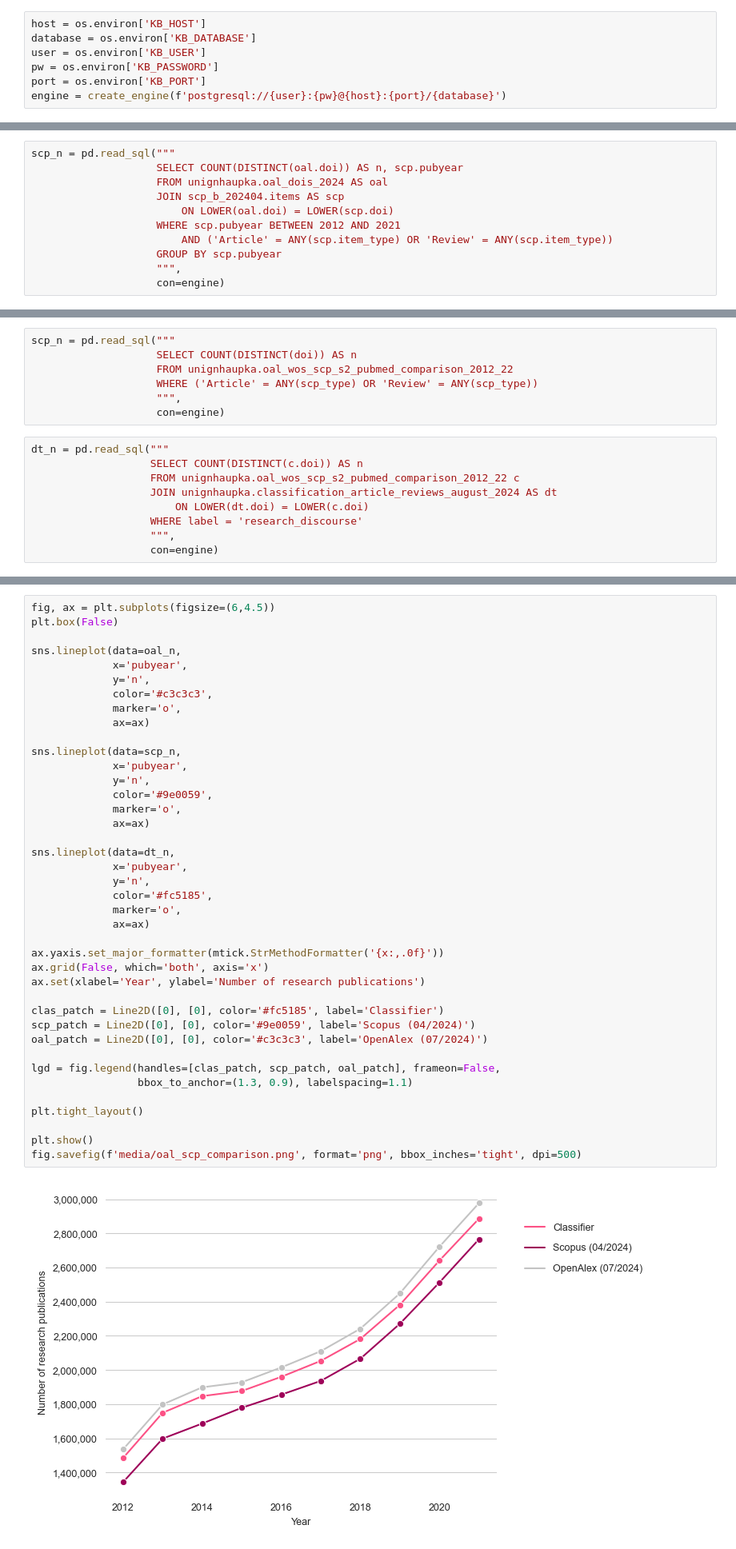
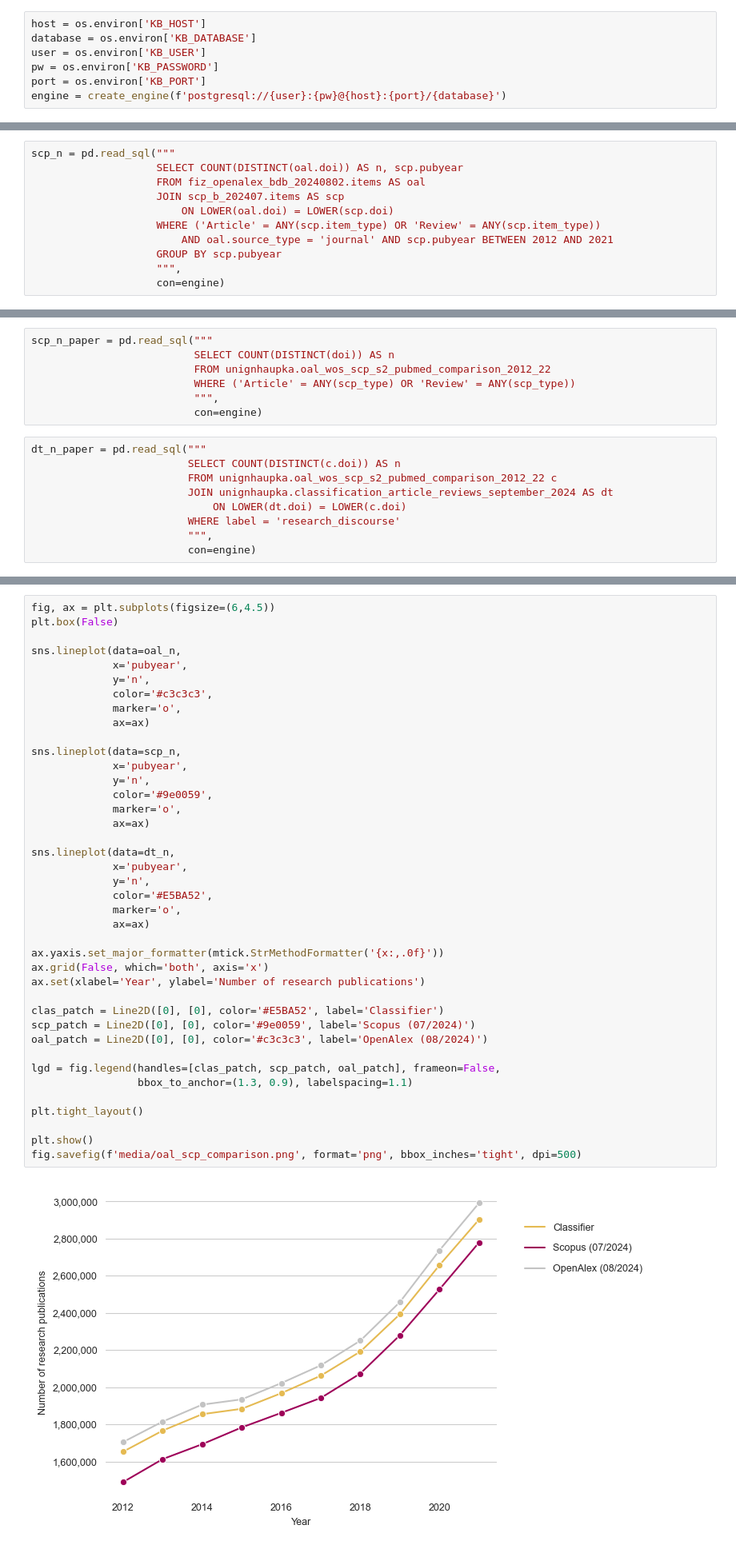
Before and after one commit to naustica/openalex_doctypes, a Jupyter notebook: classifier/review_classifier.ipynb, the cells around one changed output, grey strips where cells are left out. Shown at 80% size. Drawn from its saved outputs; the diff is of its cells as text.

Commit message:
update data sources

```diff
--- a/classifier/review_classifier.ipynb
+++ b/classifier/review_classifier.ipynb
@@ -578,11 +552,11 @@ oal_n = pd.read_sql("""
 # %%
 scp_n = pd.read_sql("""
                     SELECT COUNT(DISTINCT(oal.doi)) AS n, scp.pubyear
-                    FROM unignhaupka.oal_dois_2024 AS oal
-                    JOIN scp_b_202404.items AS scp
+                    FROM fiz_openalex_bdb_20240802.items AS oal
+                    JOIN scp_b_202407.items AS scp
                         ON LOWER(oal.doi) = LOWER(scp.doi)
-                    WHERE scp.pubyear BETWEEN 2012 AND 2021
-                        AND ('Article' = ANY(scp.item_type) OR 'Review' = ANY(scp.item_type))
+                    WHERE ('Article' = ANY(scp.item_type) OR 'Review' = ANY(scp.item_type))
+                        AND oal.source_type = 'journal' AND scp.pubyear BETWEEN 2012 AND 2021
                     GROUP BY scp.pubyear
                     """,
                     con=engine)
@@ -608,17 +589,17 @@ oal_n = pd.read_sql("""
 # %%
-scp_n = pd.read_sql("""
-                    SELECT COUNT(DISTINCT(doi)) AS n
-                    FROM unignhaupka.oal_wos_scp_s2_pubmed_comparison_2012_22
-                    WHERE ('Article' = ANY(scp_type) OR 'Review' = ANY(scp_type))
-                    """,
-                    con=engine)
+scp_n_paper = pd.read_sql("""
+                          SELECT COUNT(DISTINCT(doi)) AS n
+                          FROM unignhaupka.oal_wos_scp_s2_pubmed_comparison_2012_22
+                          WHERE ('Article' = ANY(scp_type) OR 'Review' = ANY(scp_type))
+                          """,
+                          con=engine)
 # %%
-dt_n = pd.read_sql("""
-                   SELECT COUNT(DISTINCT(c.doi)) AS n
-                   FROM unignhaupka.oal_wos_scp_s2_pubmed_comparison_2012_22 c
-                   JOIN unignhaupka.classification_article_reviews_august_2024 AS dt
-                       ON LOWER(dt.doi) = LOWER(c.doi)
-                   WHERE label = 'research_discourse'
-                   """,
-                   con=engine)
+dt_n_paper = pd.read_sql("""
+                         SELECT COUNT(DISTINCT(c.doi)) AS n
+                         FROM unignhaupka.oal_wos_scp_s2_pubmed_comparison_2012_22 c
+                         JOIN unignhaupka.classification_article_reviews_september_2024 AS dt
+                             ON LOWER(dt.doi) = LOWER(c.doi)
+                         WHERE label = 'research_discourse'
+                         """,
+                         con=engine)
 # %%
@@ -666,35 +639,35 @@ sns.lineplot(data=oal_n,
              color='#c3c3c3',
              marker='o',
              ax=ax)
 
 sns.lineplot(data=scp_n,
              x='pubyear',
              y='n',
              color='#9e0059',
              marker='o',
              ax=ax)
 
 sns.lineplot(data=dt_n,
              x='pubyear',
              y='n',
-             color='#fc5185',
+             color='#E5BA52',
              marker='o',
              ax=ax)
 
 ax.yaxis.set_major_formatter(mtick.StrMethodFormatter('{x:,.0f}'))
 ax.grid(False, which='both', axis='x')
 ax.set(xlabel='Year', ylabel='Number of research publications')
 
-clas_patch = Line2D([0], [0], color='#fc5185', label='Classifier')
-scp_patch = Line2D([0], [0], color='#9e0059', label='Scopus (04/2024)')
-oal_patch = Line2D([0], [0], color='#c3c3c3', label='OpenAlex (07/2024)')
+clas_patch = Line2D([0], [0], color='#E5BA52', label='Classifier')
+scp_patch = Line2D([0], [0], color='#9e0059', label='Scopus (07/2024)')
+oal_patch = Line2D([0], [0], color='#c3c3c3', label='OpenAlex (08/2024)')
 
 lgd = fig.legend(handles=[clas_patch, scp_patch, oal_patch], frameon=False,
                  bbox_to_anchor=(1.3, 0.9), labelspacing=1.1)
 
 plt.tight_layout()
 
 plt.show()
 fig.savefig(f'media/oal_scp_comparison.png', format='png', bbox_inches='tight', dpi=500)
 # %% [output]
-[figure, old version]
+[figure, new version]
```
Also changed, not shown: parts of 30 cells of this notebook, 6 other files.
